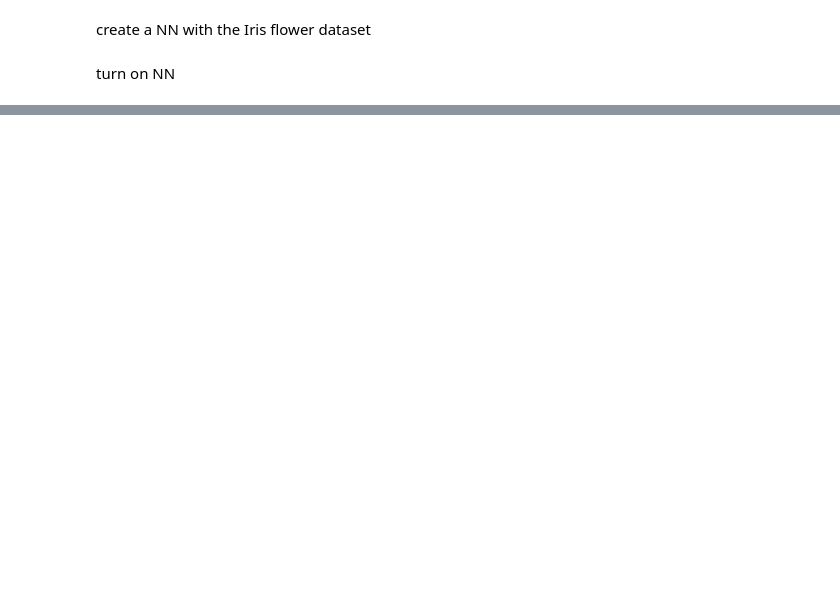
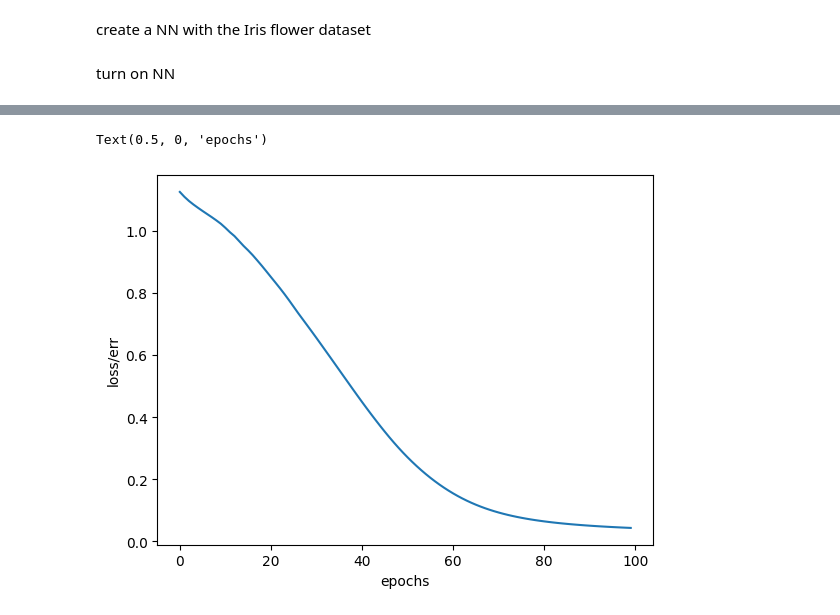
Before and after one commit to lbushen/pytorch-tutorial, a Jupyter notebook: basic_NN_model.ipynb, the cells around one changed output, grey strips where cells are left out. Cells and saved outputs as stored; diff of their text form; code cells hidden in the pictures; blank space fills up the shorter version.

Commit message:
load data and train NN

```diff
--- a/basic_NN_model.ipynb
+++ b/basic_NN_model.ipynb
@@ -33,0 +114,13 @@ model = Model()
+# %%
+# convert X features to float tensors
+X_train = torch.FloatTensor(X_train)
+X_test = torch.FloatTensor(X_test)
+# %%
+# convert y labels to long tensors; to change from 1.0 to 1
+y_train = torch.LongTensor(y_train)
+y_test = torch.LongTensor(y_test)
+# %%
+# set criterion of model - how far off the predictions are from the data
+criterion = nn.CrossEntropyLoss()
+# choose Adam optimize, lr = learning rate (if our error doesn't go down after a bunch of iterations (epochs), lower the lr).  lower lr, longer to train model
+optimizer = torch.optim.Adam(model.parameters(), lr=0.01)
@@ -33,0 +135,24 @@ model = Model()
+# %%
+# train our model
+# how many epochs?
+epochs = 100
+losses = []
+for i in range(epochs):
+  # go forward and get prediction
+  y_pred = model.forward(X_train) # get predicted results
+
+  # measure the loss/error
+  loss = criterion(y_pred, y_train)  # predicted values vs. y_train)
+
+  # keep track of our losses - convert tensors to numpy values
+  losses.append(loss.detach().numpy())
+
+  # print every 10 epochs
+  if i % 10 == 0:
+    print(f'Epoch: {i} and loss {loss}')
+
+  # do some back propagation; take the error rate of forward propagatioin
+  # and feed it back through the nextwork to fine tune the weights
+  optimizer.zero_grad()
+  loss.backward()
+  optimizer.step()
@@ -33,0 +170,8 @@ model = Model()
+# %%
+# graph it out
+plt.plot(range(epochs), losses)
+plt.ylabel("loss/err")
+plt.xlabel("epochs")
+# %% [output]
+Text(0.5, 0, 'epochs')
+[figure, added]
```
Also changed, not shown: parts of 13 cells of this notebook.
